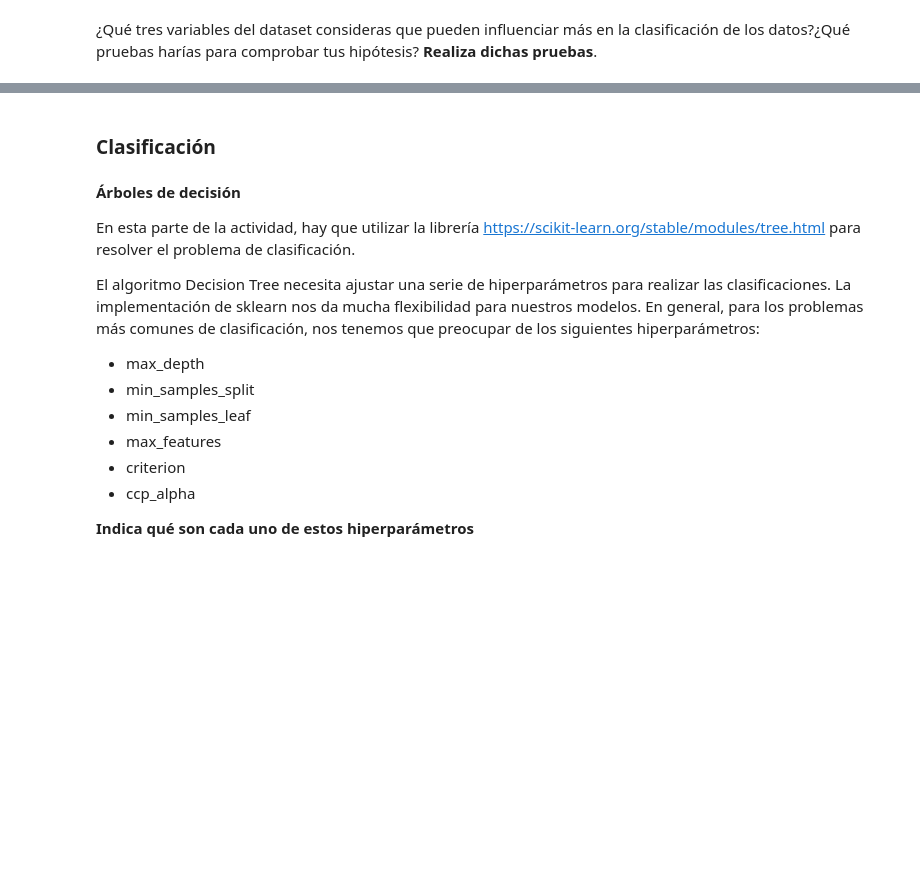
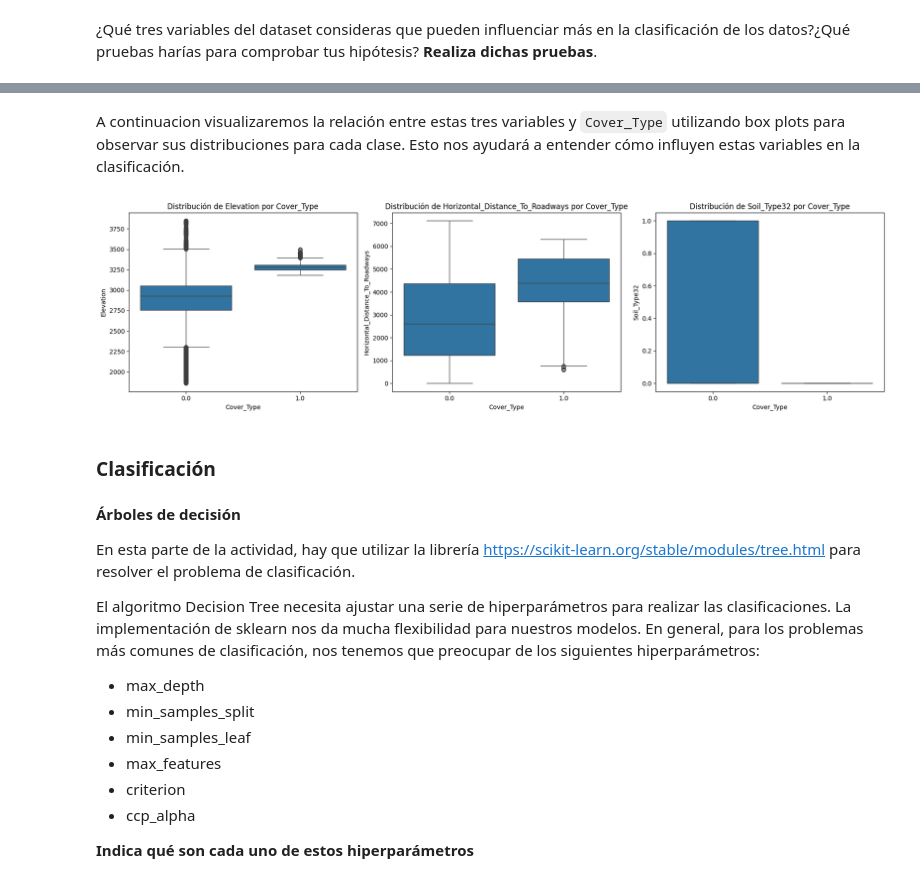
Before and after one commit to Zelechos/MasterAI, a Jupyter notebook: machinelearning/activities/activity_02/Actividad_2_CoverType/Actividad_2_CoverType.ipynb, the cells around one changed output, grey strips where cells are left out. Cells and saved outputs as stored; diff of their text form; code cells hidden in the pictures; blank space fills up the shorter version.

```diff
--- a/machinelearning/activities/activity_02/Actividad_2_CoverType/Actividad_2_CoverType.ipynb
+++ b/machinelearning/activities/activity_02/Actividad_2_CoverType/Actividad_2_CoverType.ipynb
@@ -89,0 +204,9 @@ _PON AQUÍ TU RESPUESTA_
+# %%
+correlations_with_cover_type = df.corr()['Cover_Type'].abs().sort_values(ascending=False)
+
+top_3_influential_vars = correlations_with_cover_type.drop('Cover_Type', errors='ignore').head(3)
+
+print("Top 3 variables con mayor correlación absoluta con 'Cover_Type':")
+display(top_3_influential_vars)
+
+feature1, feature2, feature3 = top_3_influential_vars.index.tolist()
@@ -90,3 +220,33 @@ _PON AQUÍ TU RESPUESTA_
+# %% [markdown]
+A continuacion visualizaremos la relación entre estas tres variables y `Cover_Type` utilizando box plots para observar sus distribuciones para cada clase. Esto nos ayudará a entender cómo influyen estas variables en la clasificación.
+# %%
+plt.figure(figsize=(18, 5))
+
+
+plt.subplot(1, 3, 1)
+sns.boxplot(x='Cover_Type', y=feature1, data=df)
+plt.title(f'Distribución de {feature1} por Cover_Type')
+plt.xlabel('Cover_Type')
+plt.ylabel(feature1)
+
+
+plt.subplot(1, 3, 2)
+sns.boxplot(x='Cover_Type', y=feature2, data=df)
+plt.title(f'Distribución de {feature2} por Cover_Type')
+plt.xlabel('Cover_Type')
+plt.ylabel(feature2)
+
+
+plt.subplot(1, 3, 3)
+sns.boxplot(x='Cover_Type', y=feature3, data=df)
+plt.title(f'Distribución de {feature3} por Cover_Type')
+plt.xlabel('Cover_Type')
+plt.ylabel(feature3)
+
+plt.tight_layout()
+plt.show()
+# %% [output]
+[figure, added]
 # %% [markdown]
 ### Clasificación
 # %%
```
Also changed, not shown: parts of 76 cells of this notebook.
